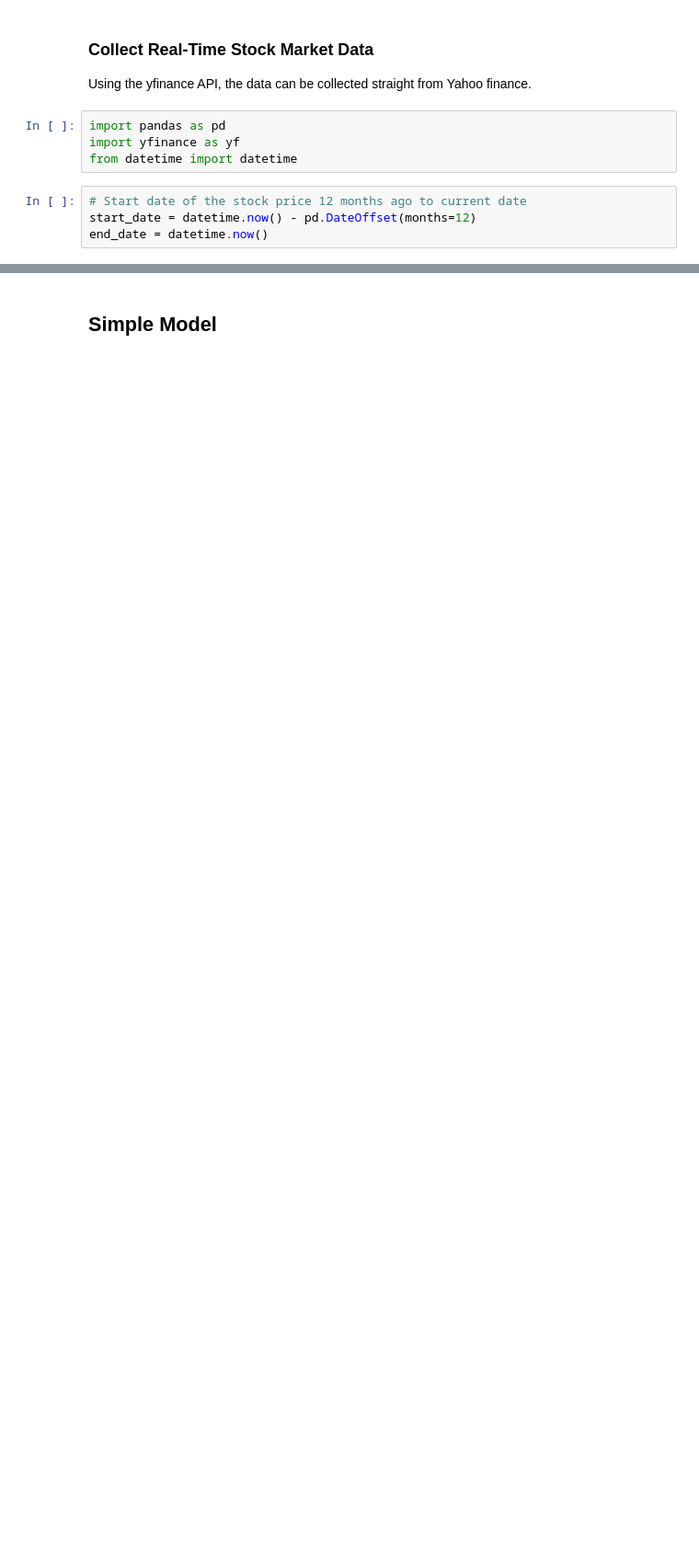
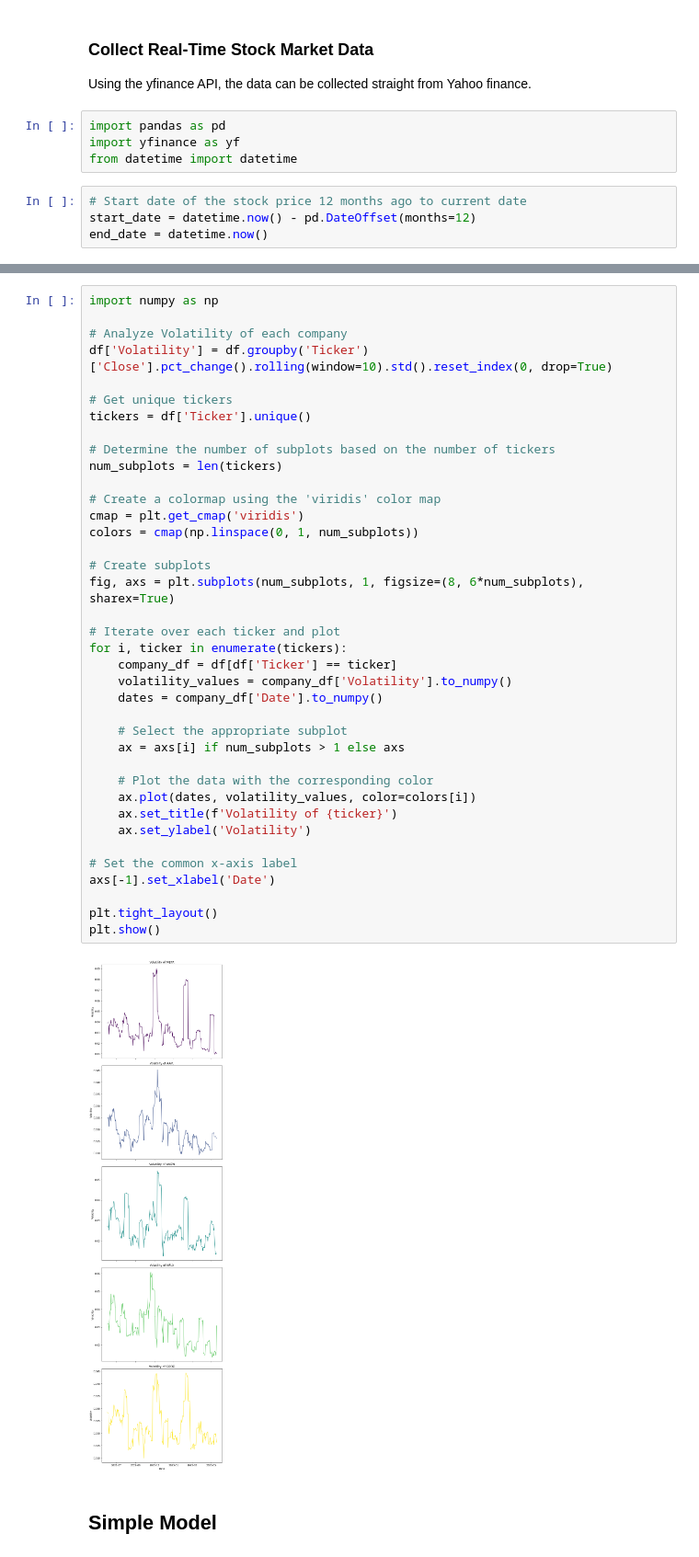
Before and after one commit to alvarodriguez95/FAANG-Stock-Market-Analysis, a Jupyter notebook: FAANG Stock Market Performance.ipynb, the cells around one changed output, grey strips where cells are left out. Shown at 92% size. Cells and saved outputs as stored; diff of their text form; blank space fills up the shorter version.

```diff
--- a/FAANG Stock Market Performance.ipynb
+++ b/FAANG Stock Market Performance.ipynb
@@ -153,2 +321,42 @@ fig.show()
+# %%
+import numpy as np
+
+# Analyze Volatility of each company
+df['Volatility'] = df.groupby('Ticker')['Close'].pct_change().rolling(window=10).std().reset_index(0, drop=True)
+
+# Get unique tickers
+tickers = df['Ticker'].unique()
+
+# Determine the number of subplots based on the number of tickers
+num_subplots = len(tickers)
+
+# Create a colormap using the 'viridis' color map
+cmap = plt.get_cmap('viridis')
+colors = cmap(np.linspace(0, 1, num_subplots))
+
+# Create subplots
+fig, axs = plt.subplots(num_subplots, 1, figsize=(8, 6*num_subplots), sharex=True)
+
+# Iterate over each ticker and plot
+for i, ticker in enumerate(tickers):
+    company_df = df[df['Ticker'] == ticker]
+    volatility_values = company_df['Volatility'].to_numpy()
+    dates = company_df['Date'].to_numpy()
+
+    # Select the appropriate subplot
+    ax = axs[i] if num_subplots > 1 else axs
+
+    # Plot the data with the corresponding color
+    ax.plot(dates, volatility_values, color=colors[i])
+    ax.set_title(f'Volatility of {ticker}')
+    ax.set_ylabel('Volatility')
+
+# Set the common x-axis label
+axs[-1].set_xlabel('Date')
+
+plt.tight_layout()
+plt.show()
+# %% [output]
+[figure, added]
 # %% [markdown]
 ## Simple Model
```
Also changed, not shown: parts of 38 cells of this notebook.
